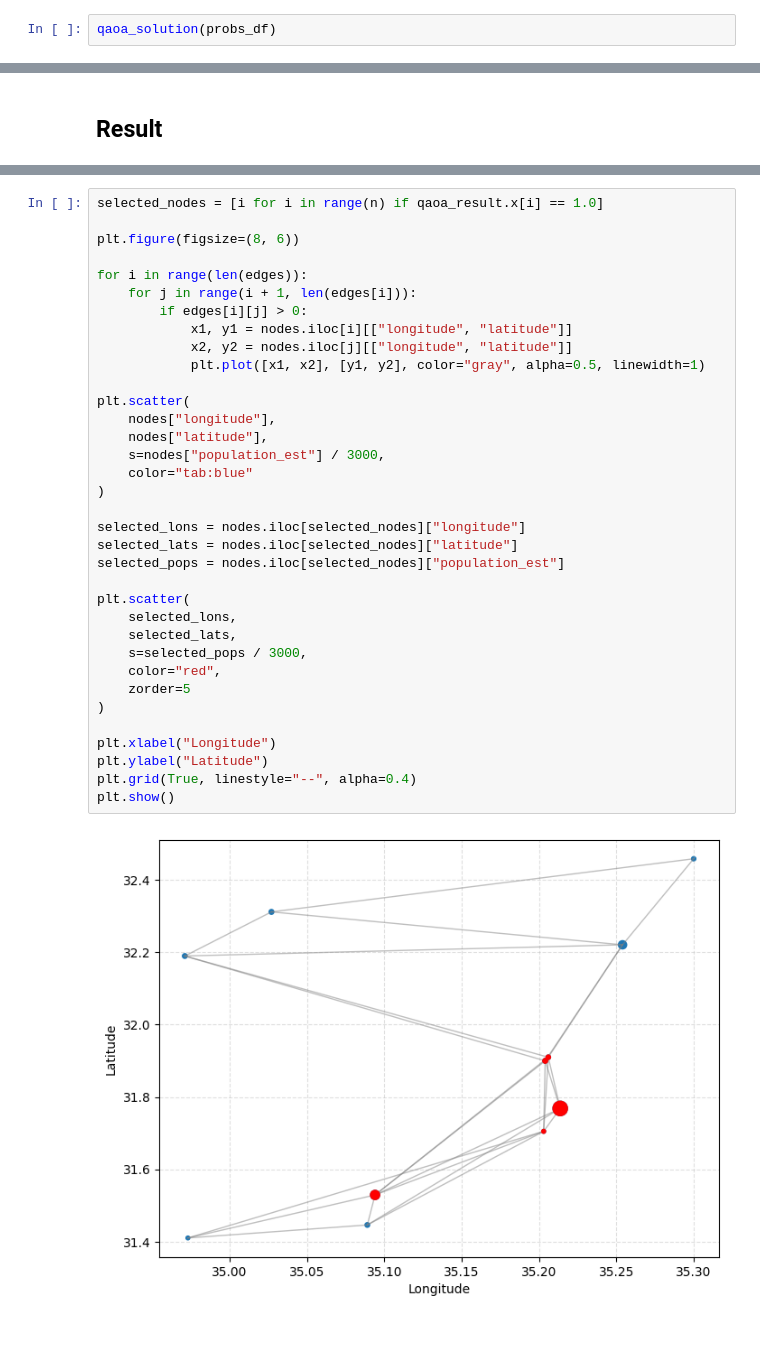
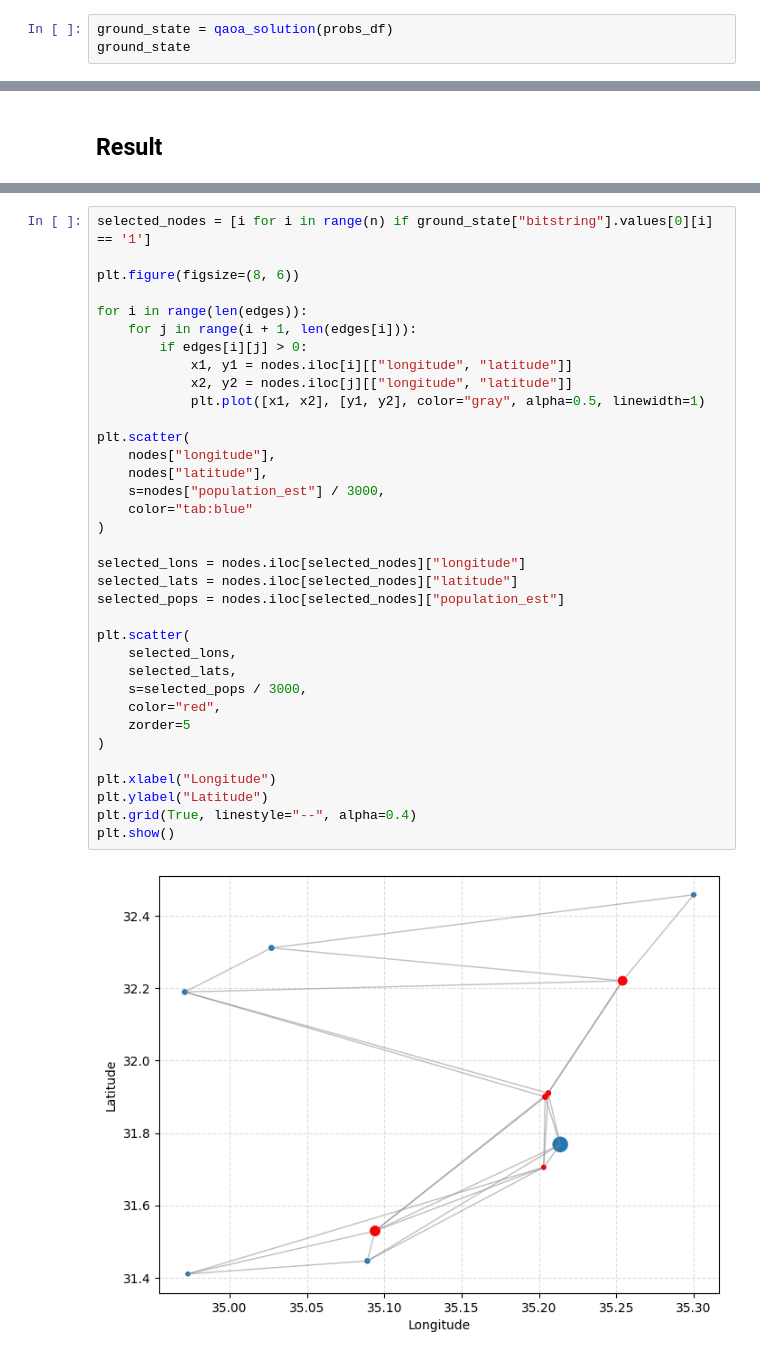
Before and after one commit to mlopezig59/QIF_OptimizationProblem, a Jupyter notebook: mar.ipynb, the cells around one changed output, grey strips where cells are left out. Saved outputs shown, nothing was run; the diff lists cells and outputs as text.

```diff
--- a/mar.ipynb
+++ b/mar.ipynb
@@ -382,7 +382,8 @@ def qaoa_solution(probs_df):
 # %%
 probs_df = qaoa_algorithm(num_cities=11)
 # %%
-qaoa_solution(probs_df)
+ground_state = qaoa_solution(probs_df)
+ground_state
 # %% [output]
 |  | bitstring | fval | probability | status |
 | 0 | 01101001010 | -34.0 | 0.224609 | SUCCESS |
@@ -391,5 +408,5 @@ qaoa_solution(probs_df)
 # %%
-selected_nodes = [i for i in range(n) if qaoa_result.x[i] == 1.0]
+selected_nodes = [i for i in range(n) if ground_state["bitstring"].values[0][i] == '1']
 
 plt.figure(figsize=(8, 6))
 
@@ -397,31 +414,31 @@ for i in range(len(edges)):
     for j in range(i + 1, len(edges[i])):
         if edges[i][j] > 0:
             x1, y1 = nodes.iloc[i][["longitude", "latitude"]]
             x2, y2 = nodes.iloc[j][["longitude", "latitude"]]
             plt.plot([x1, x2], [y1, y2], color="gray", alpha=0.5, linewidth=1)
 
 plt.scatter(
     nodes["longitude"],
     nodes["latitude"],
     s=nodes["population_est"] / 3000,
     color="tab:blue"
 )
 
 selected_lons = nodes.iloc[selected_nodes]["longitude"]
 selected_lats = nodes.iloc[selected_nodes]["latitude"]
 selected_pops = nodes.iloc[selected_nodes]["population_est"]
 
 plt.scatter(
     selected_lons,
     selected_lats,
     s=selected_pops / 3000,
     color="red",
     zorder=5
 )
 
 plt.xlabel("Longitude")
 plt.ylabel("Latitude")
 plt.grid(True, linestyle="--", alpha=0.4)
 plt.show()
 # %% [output]
-[figure, old version]
+[figure, new version]
```
Also changed, not shown: parts of 6 cells of this notebook, 1 other file.
